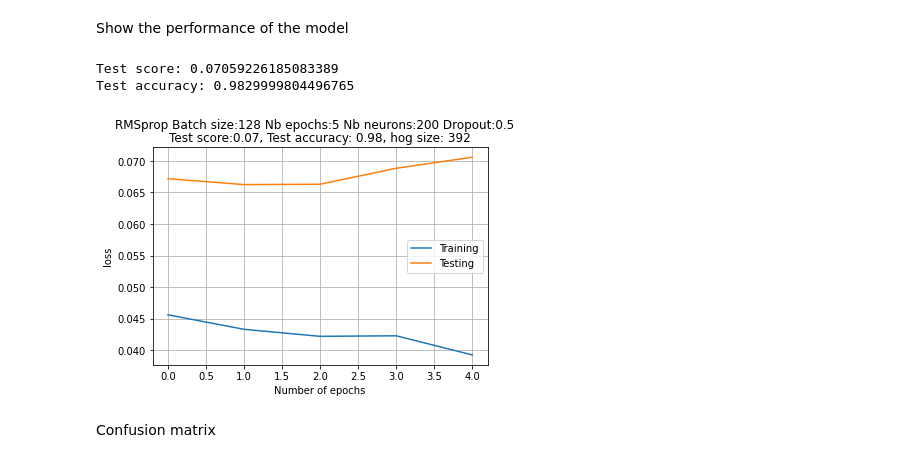
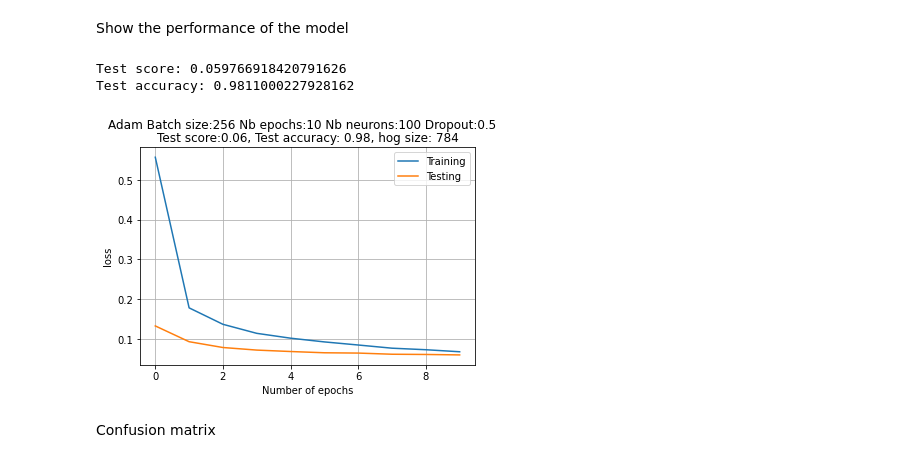
Before and after one commit to Nelson-Jnrnd/ARN_L4, a Jupyter notebook: notebooks/MLP_from_HOG_original.ipynb, the cells around one changed output. Cells and saved outputs as stored; diff of their text form; code cells hidden in the pictures.

```diff
--- a/notebooks/MLP_from_HOG_original.ipynb
+++ b/notebooks/MLP_from_HOG_original.ipynb
@@ -68,7 +70,7 @@ Y_test = np_utils.to_categorical(y_test, n_classes)
 ### An example of how to compute the histogram of gradients
 Let's compute the HOG for one image in the test dataset
 # %%
-n_orientations = 8
+n_orientations = 16
 pix_p_cell = 4
 hog_size = int(height * width * n_orientations / (pix_p_cell * pix_p_cell))
 hog_size
@@ -114,7 +116,7 @@ X_test done
 Create the MLP
 # %%
 model = Sequential()
-model.add(Dense(200, input_shape=(hog_size,), activation='relu'))
+model.add(Dense(100, input_shape=(hog_size,), activation='relu'))
 model.add(Dropout(0.5))
 model.add(Dense(n_classes, activation='softmax'))
 
@@ -138,10 +140,10 @@ _________________________________________________________________
 # %% [markdown]
 Define some constants and train the MLP
 # %%
-batch_size = 128
-n_epoch = 5
+batch_size = 256
+n_epoch = 10
 
-model.compile(loss='categorical_crossentropy', optimizer=RMSprop(), metrics=['accuracy'])
+model.compile(loss='categorical_crossentropy', optimizer=Adam(), metrics=['accuracy'])
 history = model.fit(X_train_hog, Y_train,
                     batch_size=batch_size, epochs=n_epoch,
                     verbose=1, validation_data=(X_test_hog, Y_test))
@@ -161,29 +173,29 @@ Show the performance of the model
 # %%
 '''pl.plot(history.history['loss'], label='Training')
 pl.plot(history.history['val_loss'], label='Testing')
 pl.legend()
 pl.grid()
 '''
 score = model.evaluate(X_test_hog, Y_test, verbose=0)
 print('Test score:', score[0])
 print('Test accuracy:', score[1])
 
 def plot_graph(history, optimName, batch_size, n_epoch, n_neurons, drop, testScore, testAccuracy,hogSize):
     pl.clf()
     pl.plot(history.history['loss'], label='Training')
     pl.plot(history.history['val_loss'], label='Testing')
     pl.ylabel('loss')
     pl.xlabel('Number of epochs')
     pl.suptitle(optimName+' Batch size:'+str(batch_size)+' Nb epochs:'+str(n_epoch)+' Nb neurons:'+str(n_neurons)+' Dropout:'+ ('None' if drop < 0 else str(drop)))
     pl.legend()
     pl.title('Test score:' + str(round(testScore,2)) + ', Test accuracy: '  + str(round(testAccuracy,2))+ ', hog size: '  + str(hogSize))
     pl.grid()
     pl.savefig('../outPutHOG_RMSprop/' + optimName+'_Batch_size'+str(batch_size)+' Nb_epochs'+str(n_epoch)+' Nb_neurons'+str(n_neurons)+'_Dropout_'+ ('None' if drop < 0 else str(drop))  + '.png', dpi=500)
 
-plot_graph(history, 'RMSprop', batch_size, n_epoch,200,0.5,score[0],score[1],392)
+plot_graph(history, 'Adam', batch_size, n_epoch,100,0.5,score[0],score[1],784)
 # %% [output]
-Test score: 0.07059226185083389
-Test accuracy: 0.9829999804496765
+Test score: 0.059766918420791626
+Test accuracy: 0.9811000227928162
-[figure, old version]
+[figure, new version]
 # %% [markdown]
 Confusion matrix
```
Also changed, not shown: parts of 6 cells of this notebook, 10 other files.
